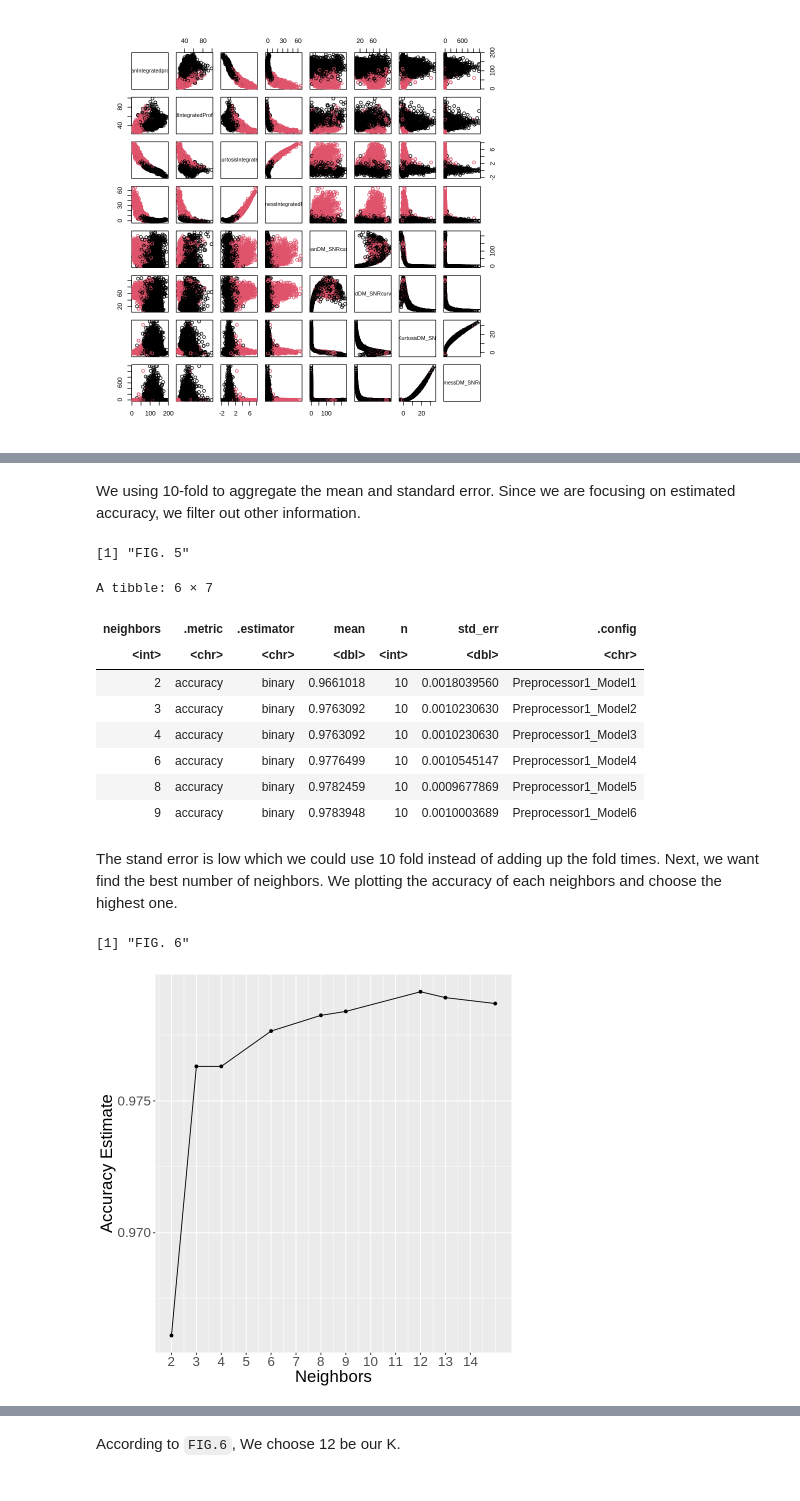
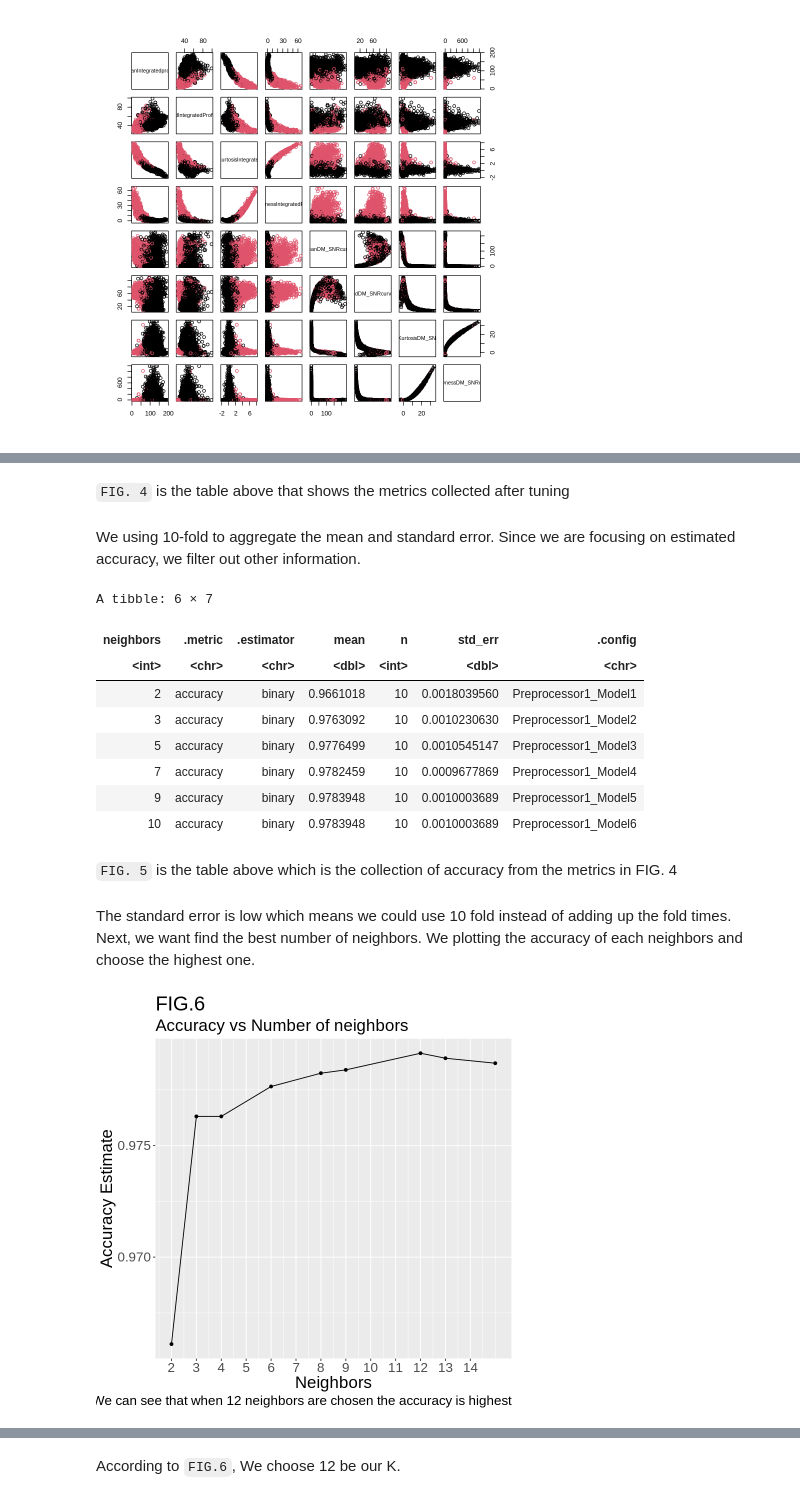
Before and after one commit to redradman/DSCI100Project, a Jupyter notebook: FinalSubmission.ipynb, the cells around one changed output, grey strips where cells are left out. Saved outputs shown, nothing was run; the diff lists cells and outputs as text; code cells hidden in the pictures.

```diff
--- a/FinalSubmission.ipynb
+++ b/FinalSubmission.ipynb
@@ -211,37 +198,40 @@ A tibble: 6 × 7
+# %% [markdown]
+`FIG. 4` is the table above that shows the metrics collected after tuning
 # %% [markdown]
 We using 10-fold to aggregate the mean and standard error. Since we are focusing on estimated accuracy, we filter out other information.
 # %%
 # determining the accuracy associated with each k
 accuracies <- knn_results |>
   filter(.metric == "accuracy")
-print("FIG. 5")
 head(accuracies)
 # %% [output]
-[1] "FIG. 5"
+A tibble: 6 × 7
-A tibble: 6 × 7
 | neighbors | .metric | .estimator | mean | n | std_err | .config |
 | <int> | <chr> | <chr> | <dbl> | <int> | <dbl> | <chr> |
 | 2 | accuracy | binary | 0.9661018 | 10 | 0.0018039560 | Preprocessor1_Model1 |
 | 3 | accuracy | binary | 0.9763092 | 10 | 0.0010230630 | Preprocessor1_Model2 |
-| 4 | accuracy | binary | 0.9763092 | 10 | 0.0010230630 | Preprocessor1_Model3 |
-| 6 | accuracy | binary | 0.9776499 | 10 | 0.0010545147 | Preprocessor1_Model4 |
-| 8 | accuracy | binary | 0.9782459 | 10 | 0.0009677869 | Preprocessor1_Model5 |
-| 9 | accuracy | binary | 0.9783948 | 10 | 0.0010003689 | Preprocessor1_Model6 |
+| 5 | accuracy | binary | 0.9776499 | 10 | 0.0010545147 | Preprocessor1_Model3 |
+| 7 | accuracy | binary | 0.9782459 | 10 | 0.0009677869 | Preprocessor1_Model4 |
+| 9 | accuracy | binary | 0.9783948 | 10 | 0.0010003689 | Preprocessor1_Model5 |
+| 10 | accuracy | binary | 0.9783948 | 10 | 0.0010003689 | Preprocessor1_Model6 |
+# %% [markdown]
+`FIG. 5` is the table above which is the collection of accuracy from the metrics in FIG. 4
 # %% [markdown]
-The stand error is low which we could use 10 fold instead of adding up the fold times.
+The standard error is low which means we could use 10 fold instead of adding up the fold times.
 Next, we want find the best number of neighbors. We plotting the  accuracy of each neighbors and choose the highest one.
 # %%
 # drawing a plot of the Ks and their accuracy
 cross_val_plot <- accuracies |>
     ggplot(aes(x = neighbors, y = mean)) +
     geom_point() +
     geom_line() +
     scale_x_continuous(breaks = seq(0, 14, by = 1)) +
     labs(x = "Neighbors", y = "Accuracy Estimate") +
+    labs(title = "FIG.6",
+              subtitle = "Accuracy vs Number of neighbors",
+              caption = "We can see that when 12 neighbors are chosen the accuracy is highest") +
     theme(text = element_text(size = 20))
 
-print("FIG. 6")
 cross_val_plot
 # %% [output]
-[1] "FIG. 6"
-[figure, old version]
+[figure, new version]
```
Also changed, not shown: parts of 32 cells of this notebook.
